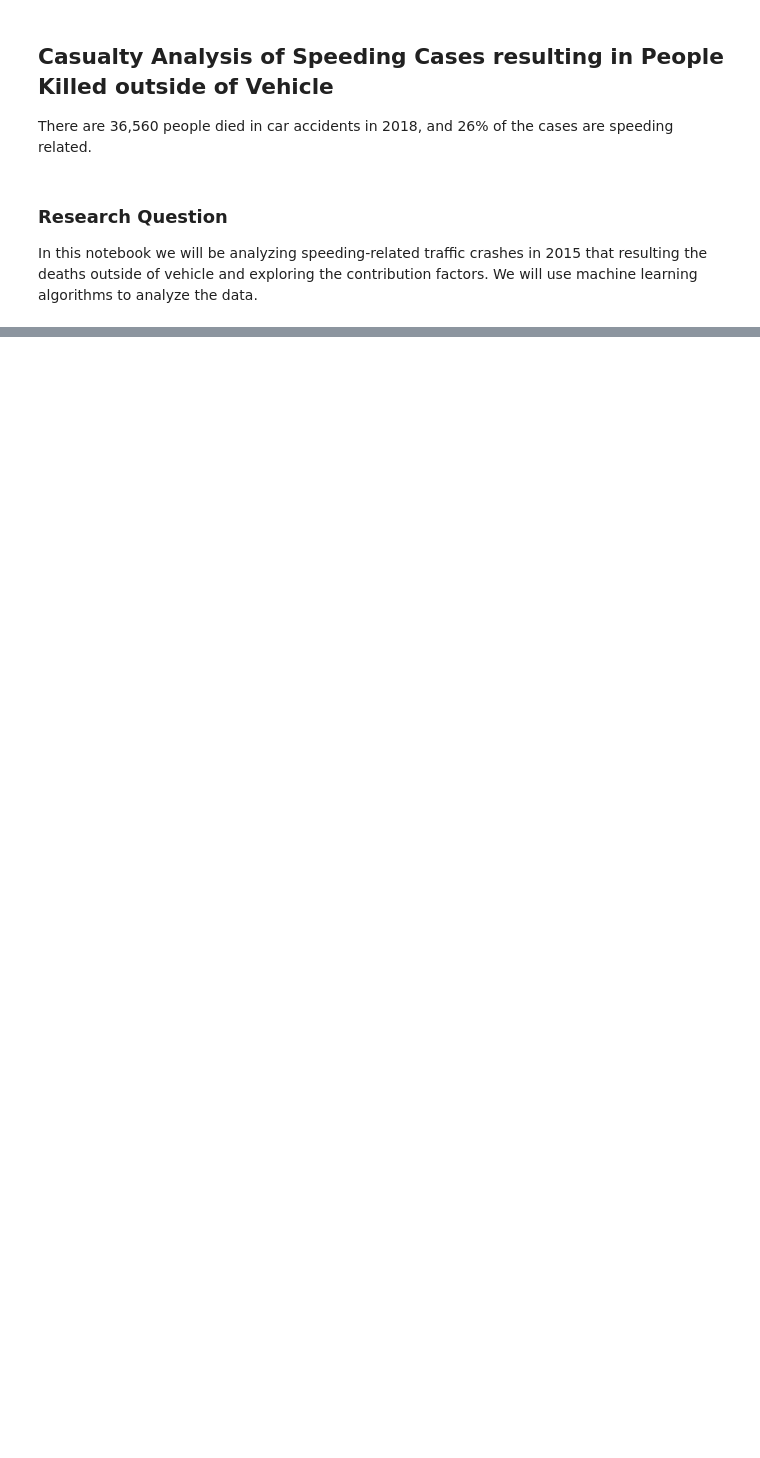
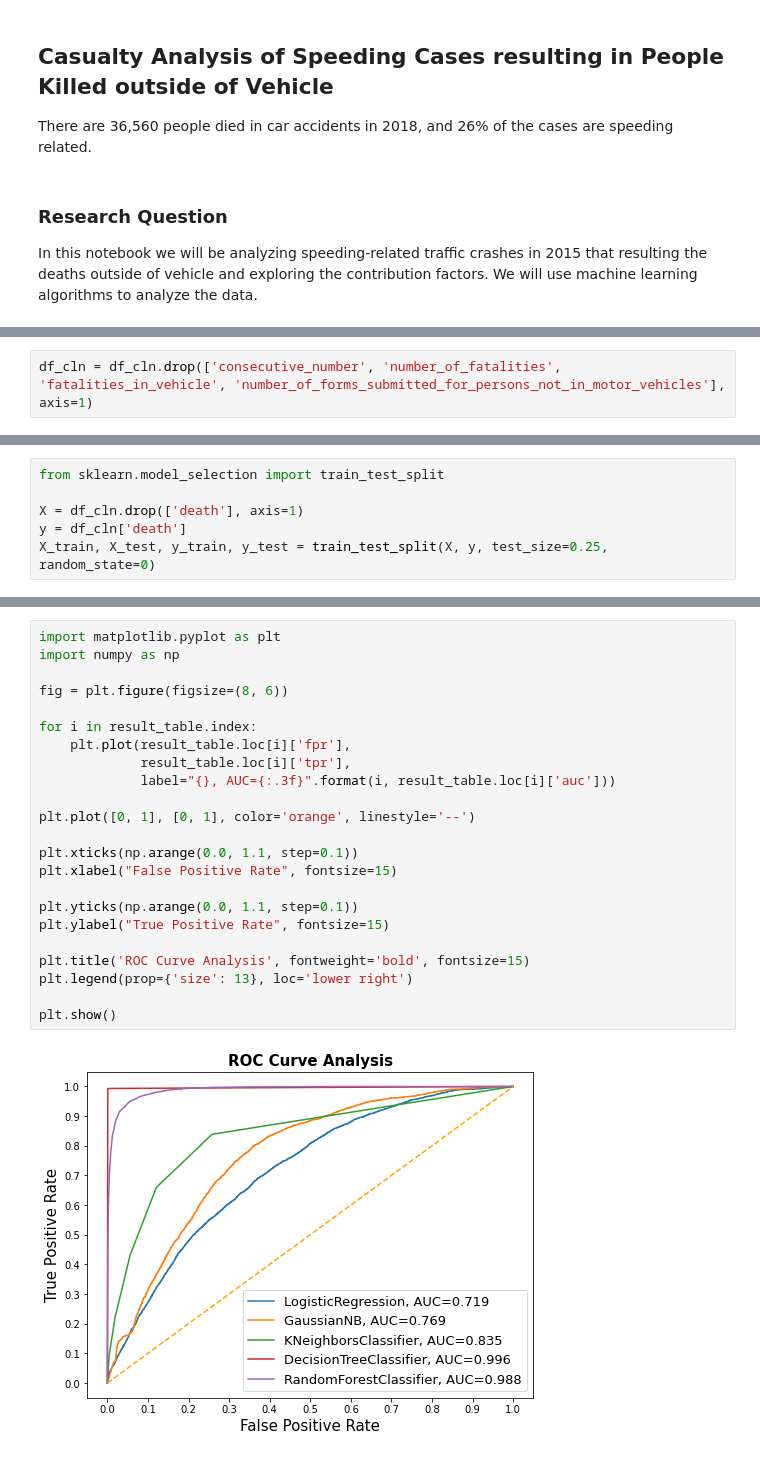
Before and after one commit to ruqianq/NHTSA_FARS_Data_Analysis, a Jupyter notebook: NHTSA_FARS_2015.ipynb, the cells around one changed output, grey strips where cells are left out. Drawn from its saved outputs; the diff is of its cells as text; blank space fills up the shorter version.

```diff
--- a/NHTSA_FARS_2015.ipynb
+++ b/NHTSA_FARS_2015.ipynb
@@ -43,0 +96,2 @@ I wrote is simple [script](bq.py) to convert the data from Google Big Query to D
+# %%
+df_cln = df_cln.drop(['consecutive_number', 'number_of_fatalities', 'fatalities_in_vehicle', 'number_of_forms_submitted_for_persons_not_in_motor_vehicles'], axis=1)
@@ -43,0 +144,6 @@ I wrote is simple [script](bq.py) to convert the data from Google Big Query to D
+# %%
+from sklearn.model_selection import train_test_split
+
+X = df_cln.drop(['death'], axis=1)
+y = df_cln['death']
+X_train, X_test, y_train, y_test = train_test_split(X, y, test_size=0.25, random_state=0)
@@ -43,0 +206,25 @@ I wrote is simple [script](bq.py) to convert the data from Google Big Query to D
+# %%
+import matplotlib.pyplot as plt
+import numpy as np
+
+fig = plt.figure(figsize=(8, 6))
+
+for i in result_table.index:
+    plt.plot(result_table.loc[i]['fpr'],
+             result_table.loc[i]['tpr'],
+             label="{}, AUC={:.3f}".format(i, result_table.loc[i]['auc']))
+
+plt.plot([0, 1], [0, 1], color='orange', linestyle='--')
+
+plt.xticks(np.arange(0.0, 1.1, step=0.1))
+plt.xlabel("False Positive Rate", fontsize=15)
+
+plt.yticks(np.arange(0.0, 1.1, step=0.1))
+plt.ylabel("True Positive Rate", fontsize=15)
+
+plt.title('ROC Curve Analysis', fontweight='bold', fontsize=15)
+plt.legend(prop={'size': 13}, loc='lower right')
+
+plt.show()
+# %% [output]
+[figure, added]
```
Also changed, not shown: parts of 13 cells of this notebook.
